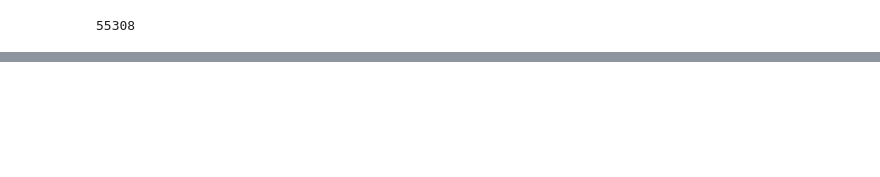
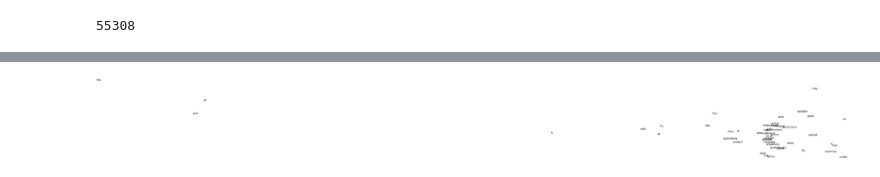
Before and after one commit to jimysancho/Natural-Language-Processing, a Jupyter notebook: Word2Vec/test.ipynb, the cells around one changed output, grey strips where cells are left out. Cells and saved outputs as stored; diff of their text form; code cells hidden in the pictures; blank space fills up the shorter version.

```diff
--- a/Word2Vec/test.ipynb
+++ b/Word2Vec/test.ipynb
@@ -83,20 +103,26 @@ for target in targets:
 # %%
 pca = PCA(n_components=2)
 u_pca = pca.fit_transform(w2v.U.T)
 
 text = [w2v.vocabulary.index_to_word[key] for key in np.arange(0, len(w2v.vocabulary)-1)]
 text = text[:50]
+
+u_pca_norm = np.zeros_like(u_pca)
+for i in range(u_pca.shape[1]):
+    u_pca_norm[:, i] = (u_pca[:, i].max() - u_pca[:, i].min()) /
 
 
 %matplotlib inline
 
 plt.figure(figsize=(8, 6))
 for i, (x, y) in enumerate(u_pca):
     if i >= len(text):
         break
     else:
         plt.text(x, y, s=text[i],
                  fontsize=30)
 
 plt.axis('off')
 plt.show()
+# %% [output]
+[figure, added]
```
Also changed, not shown: parts of 2 cells of this notebook.
